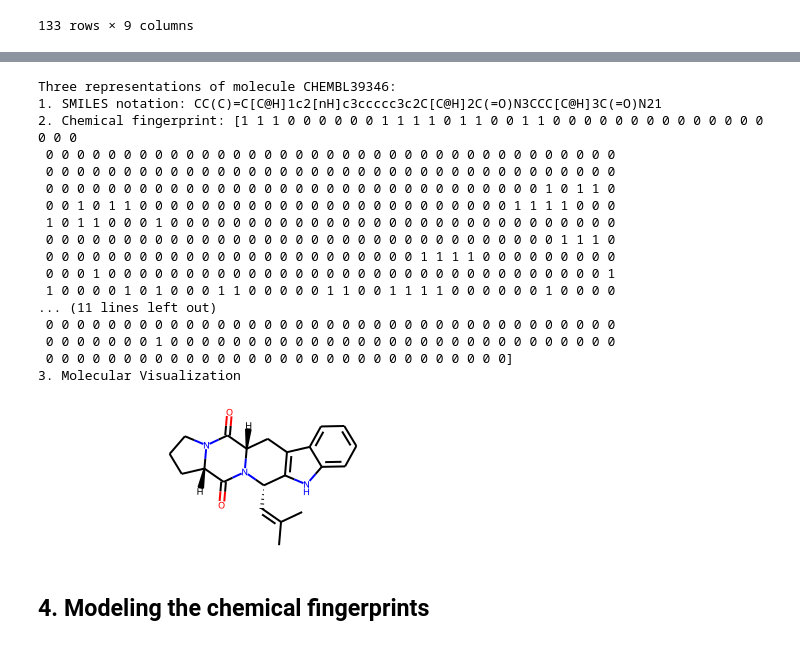
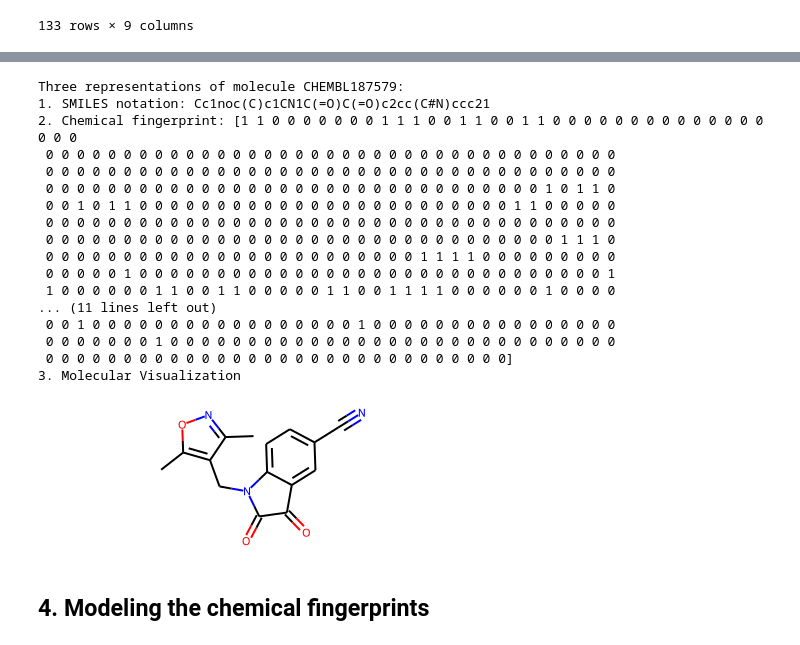
Before and after one commit to Germain-Drug-Discovery-Project/drug-discovery-project, a Jupyter notebook: gen_scratch_m.ipynb, the cells around one changed output, grey strips where cells are left out. Saved outputs shown, nothing was run; the diff lists cells and outputs as text; code cells hidden in the pictures.

```diff
--- a/gen_scratch_m.ipynb
+++ b/gen_scratch_m.ipynb
@@ -117,32 +114,32 @@ fingerprint_df.shape
 # %%
-mol = 'CHEMBL39346'
+mol = bioactivity_df.molecule_chembl_id.values[0]
 SMILES = bioactivity_df.canonical_smiles[bioactivity_df.molecule_chembl_id==mol].values[0]
 fingerprint = np.array(fingerprint_df[fingerprint_df.Name==mol])[0][1:]
 
 print(f'Three representations of molecule {mol}:')
 print('1. SMILES notation:', SMILES)
 print('2. Chemical fingerprint:', fingerprint)
 print('3. Molecular Visualization')
 Chem.MolFromSmiles(SMILES) #an example molecule
 # %% [output]
-Three representations of molecule CHEMBL39346:
-1. SMILES notation: CC(C)=C[C@H]1c2[nH]c3ccccc3c2C[C@H]2C(=O)N3CCC[C@H]3C(=O)N21
-2. Chemical fingerprint: [1 1 1 0 0 0 0 0 0 1 1 1 1 0 1 1 0 0 1 1 0 0 0 0 0 0 0 0 0 0 0 0 0 0 0 0 0
+Three representations of molecule CHEMBL187579:
+1. SMILES notation: Cc1noc(C)c1CN1C(=O)C(=O)c2cc(C#N)ccc21
+2. Chemical fingerprint: [1 1 0 0 0 0 0 0 0 1 1 1 0 0 1 1 0 0 1 1 0 0 0 0 0 0 0 0 0 0 0 0 0 0 0 0 0
  0 0 0 0 0 0 0 0 0 0 0 0 0 0 0 0 0 0 0 0 0 0 0 0 0 0 0 0 0 0 0 0 0 0 0 0 0
  0 0 0 0 0 0 0 0 0 0 0 0 0 0 0 0 0 0 0 0 0 0 0 0 0 0 0 0 0 0 0 0 0 0 0 0 0
  0 0 0 0 0 0 0 0 0 0 0 0 0 0 0 0 0 0 0 0 0 0 0 0 0 0 0 0 0 0 0 0 1 0 1 1 0
- 0 0 1 0 1 1 0 0 0 0 0 0 0 0 0 0 0 0 0 0 0 0 0 0 0 0 0 0 0 0 1 1 1 1 0 0 0
- 1 0 1 1 0 0 0 1 0 0 0 0 0 0 0 0 0 0 0 0 0 0 0 0 0 0 0 0 0 0 0 0 0 0 0 0 0
+ 0 0 1 0 1 1 0 0 0 0 0 0 0 0 0 0 0 0 0 0 0 0 0 0 0 0 0 0 0 0 1 1 0 0 0 0 0
+ 0 0 0 0 0 0 0 0 0 0 0 0 0 0 0 0 0 0 0 0 0 0 0 0 0 0 0 0 0 0 0 0 0 0 0 0 0
  0 0 0 0 0 0 0 0 0 0 0 0 0 0 0 0 0 0 0 0 0 0 0 0 0 0 0 0 0 0 0 0 0 1 1 1 0
  0 0 0 0 0 0 0 0 0 0 0 0 0 0 0 0 0 0 0 0 0 0 0 0 1 1 1 1 0 0 0 0 0 0 0 0 0
- 0 0 0 1 0 0 0 0 0 0 0 0 0 0 0 0 0 0 0 0 0 0 0 0 0 0 0 0 0 0 0 0 0 0 0 0 1
- 1 0 0 0 0 1 0 1 0 0 0 1 1 0 0 0 0 0 1 1 0 0 1 1 1 1 0 0 0 0 0 0 1 0 0 0 0
+ 0 0 0 0 0 1 0 0 0 0 0 0 0 0 0 0 0 0 0 0 0 0 0 0 0 0 0 0 0 0 0 0 0 0 0 0 1
+ 1 0 0 0 0 0 0 1 1 0 0 1 1 0 0 0 0 0 1 1 0 0 1 1 1 1 0 0 0 0 0 0 1 0 0 0 0
 ... (11 lines left out)
- 0 0 0 0 0 0 0 0 0 0 0 0 0 0 0 0 0 0 0 0 0 0 0 0 0 0 0 0 0 0 0 0 0 0 0 0 0
+ 0 0 1 0 0 0 0 0 0 0 0 0 0 0 0 0 0 0 0 0 1 0 0 0 0 0 0 0 0 0 0 0 0 0 0 0 0
  0 0 0 0 0 0 0 1 0 0 0 0 0 0 0 0 0 0 0 0 0 0 0 0 0 0 0 0 0 0 0 0 0 0 0 0 0
  0 0 0 0 0 0 0 0 0 0 0 0 0 0 0 0 0 0 0 0 0 0 0 0 0 0 0 0 0 0]
 3. Molecular Visualization
-[figure, old version]
+[figure, new version]
 # %% [markdown]
 <a id='Model'></a>
 ## 4. Modeling the chemical fingerprints
```
Also changed, not shown: parts of 14 cells of this notebook, 2 other files.
